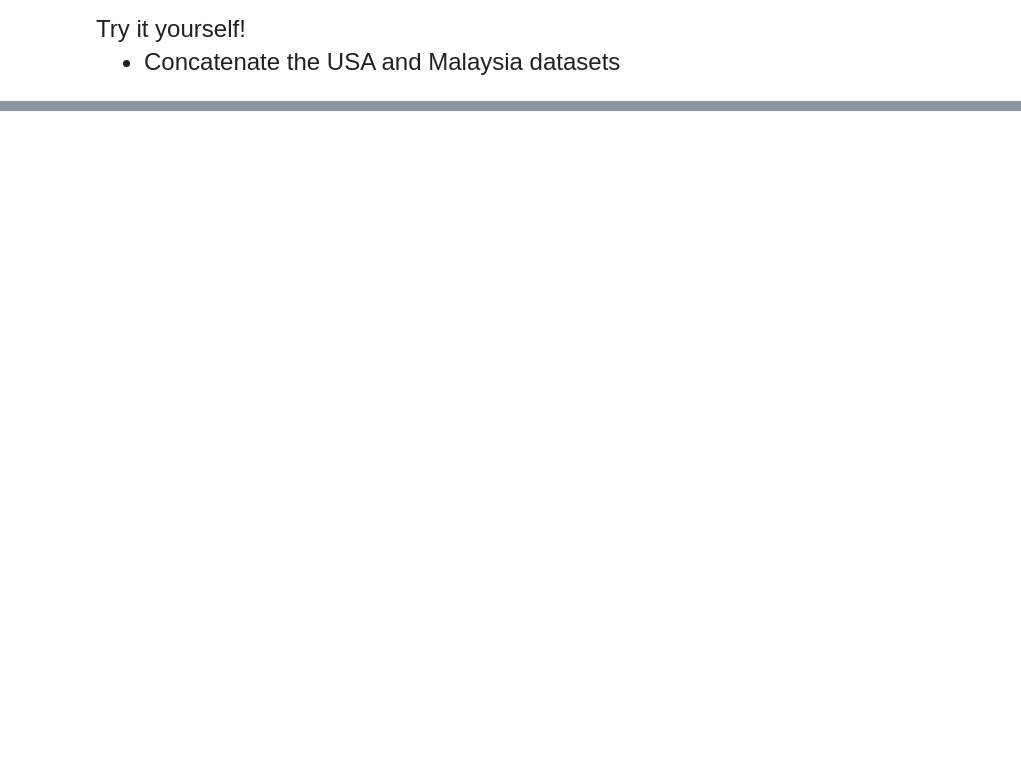
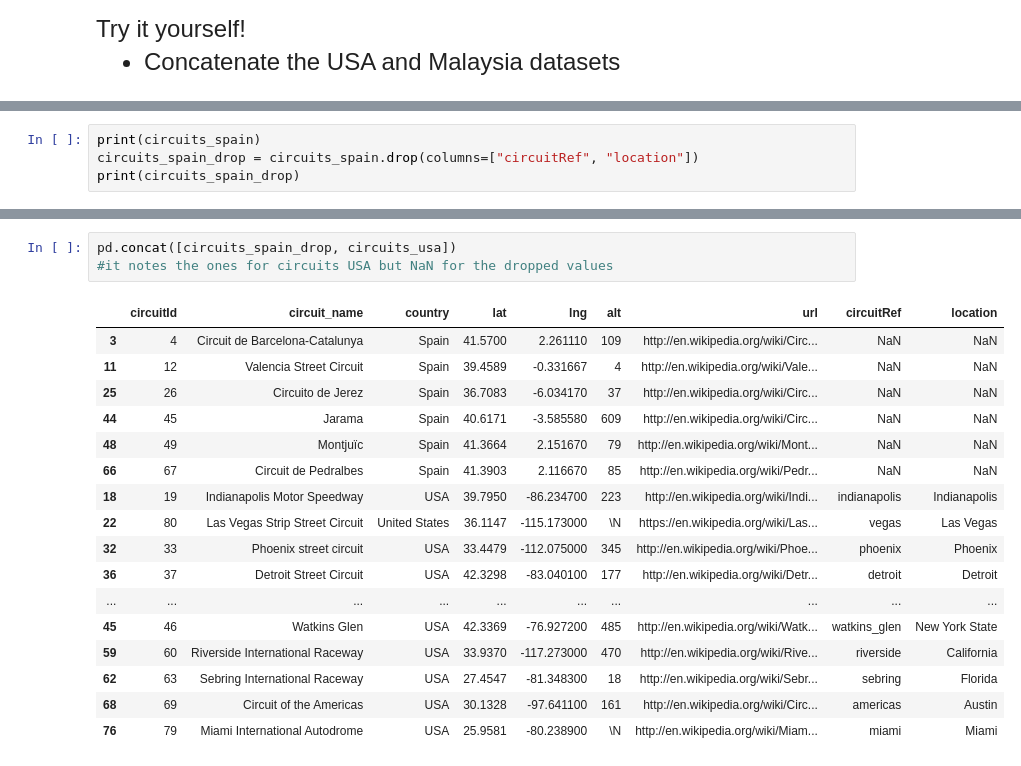
Before and after one commit to howiebrown/qtm151_fall_2023, a Jupyter notebook: lecture_14/lecture_14.ipynb, the cells around one changed output, grey strips where cells are left out. Cells and saved outputs as stored; diff of their text form; blank space fills up the shorter version.

```diff
--- a/lecture_14/lecture_14.ipynb
+++ b/lecture_14/lecture_14.ipynb
@@ -414,0 +438,4 @@ Try it yourself!
+# %%
+print(circuits_spain)
+circuits_spain_drop = circuits_spain.drop(columns=["circuitRef", "location"])
+print(circuits_spain_drop)
@@ -414,0 +480,21 @@ Try it yourself!
+# %%
+pd.concat([circuits_spain_drop, circuits_usa])
+#it notes the ones for circuits USA but NaN for the dropped values
+# %% [output]
+|  | circuitId | circuit_name | country | lat | lng | alt | url | circuitRef | location |
+| 3 | 4 | Circuit de Barcelona-Catalunya | Spain | 41.5700 | 2.261110 | 109 | http://en.wikipedia.org/wiki/Circ... | NaN | NaN |
+| 11 | 12 | Valencia Street Circuit | Spain | 39.4589 | -0.331667 | 4 | http://en.wikipedia.org/wiki/Vale... | NaN | NaN |
+| 25 | 26 | Circuito de Jerez | Spain | 36.7083 | -6.034170 | 37 | http://en.wikipedia.org/wiki/Circ... | NaN | NaN |
+| 44 | 45 | Jarama | Spain | 40.6171 | -3.585580 | 609 | http://en.wikipedia.org/wiki/Circ... | NaN | NaN |
+| 48 | 49 | Montjuïc | Spain | 41.3664 | 2.151670 | 79 | http://en.wikipedia.org/wiki/Mont... | NaN | NaN |
+| 66 | 67 | Circuit de Pedralbes | Spain | 41.3903 | 2.116670 | 85 | http://en.wikipedia.org/wiki/Pedr... | NaN | NaN |
+| 18 | 19 | Indianapolis Motor Speedway | USA | 39.7950 | -86.234700 | 223 | http://en.wikipedia.org/wiki/Indi... | indianapolis | Indianapolis |
+| 22 | 80 | Las Vegas Strip Street Circuit | United States | 36.1147 | -115.173000 | \N | https://en.wikipedia.org/wiki/Las... | vegas | Las Vegas |
+| 32 | 33 | Phoenix street circuit | USA | 33.4479 | -112.075000 | 345 | http://en.wikipedia.org/wiki/Phoe... | phoenix | Phoenix |
+| 36 | 37 | Detroit Street Circuit | USA | 42.3298 | -83.040100 | 177 | http://en.wikipedia.org/wiki/Detr... | detroit | Detroit |
+| ... | ... | ... | ... | ... | ... | ... | ... | ... | ... |
+| 45 | 46 | Watkins Glen | USA | 42.3369 | -76.927200 | 485 | http://en.wikipedia.org/wiki/Watk... | watkins_glen | New York State |
+| 59 | 60 | Riverside International Raceway | USA | 33.9370 | -117.273000 | 470 | http://en.wikipedia.org/wiki/Rive... | riverside | California |
+| 62 | 63 | Sebring International Raceway | USA | 27.4547 | -81.348300 | 18 | http://en.wikipedia.org/wiki/Sebr... | sebring | Florida |
+| 68 | 69 | Circuit of the Americas | USA | 30.1328 | -97.641100 | 161 | http://en.wikipedia.org/wiki/Circ... | americas | Austin |
+| 76 | 79 | Miami International Autodrome | USA | 25.9581 | -80.238900 | \N | http://en.wikipedia.org/wiki/Miam... | miami | Miami |
```
Also changed, not shown: parts of 8 cells of this notebook, 1 other file.
